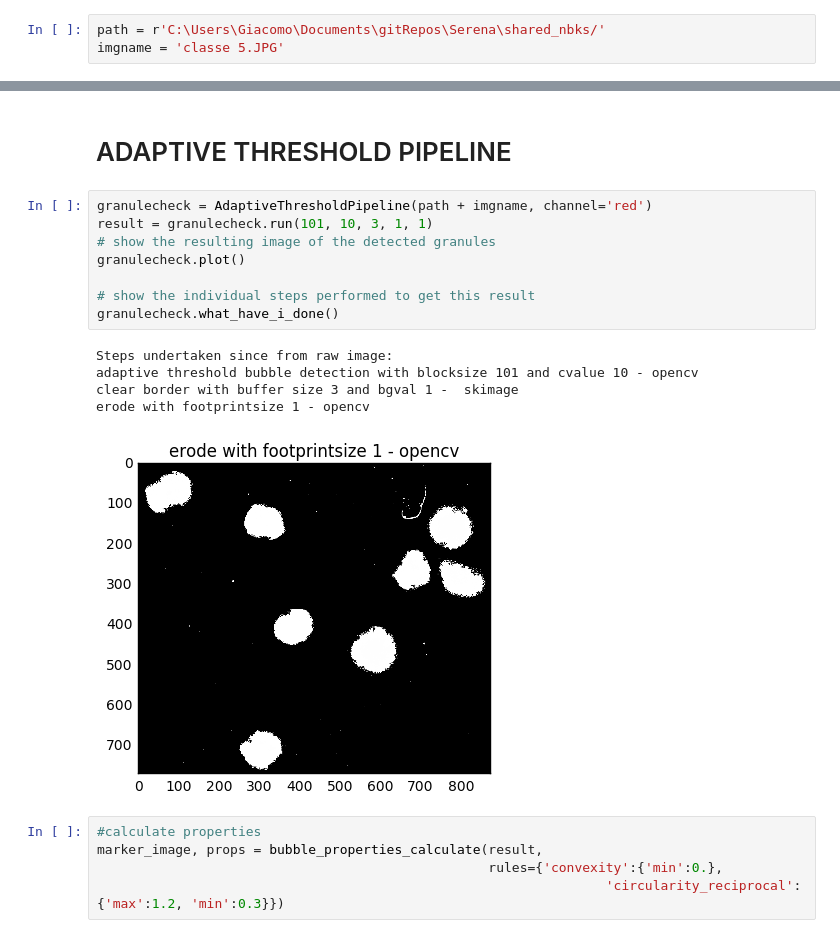
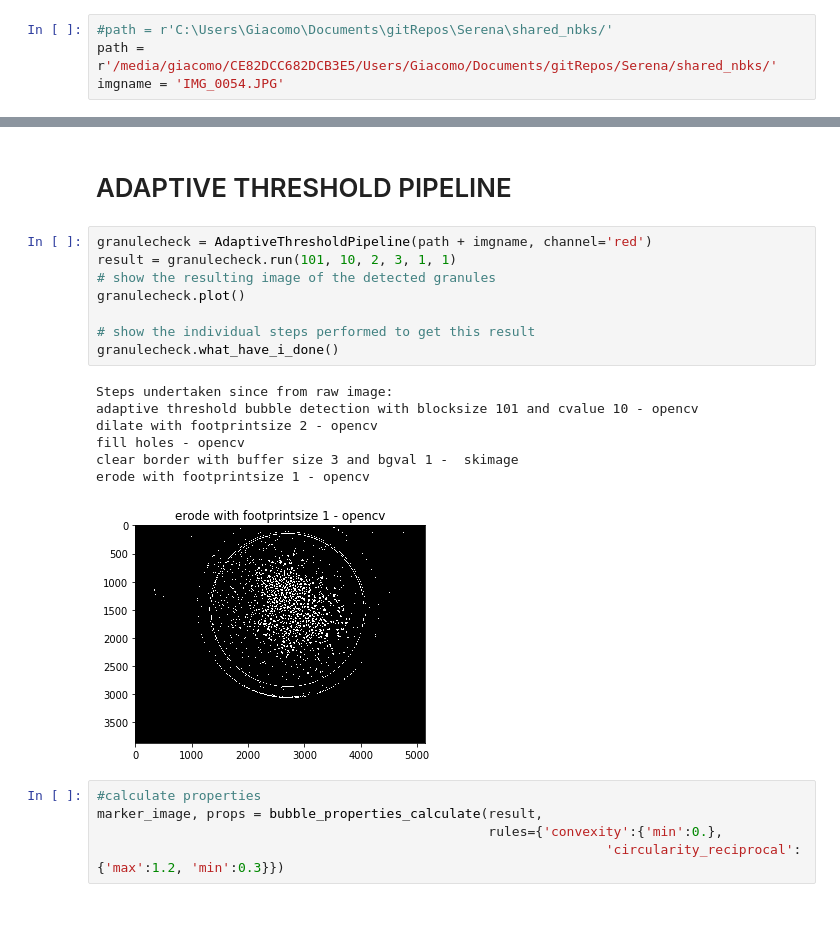
Before and after one commit to serenafalcioni/shared_nbks, a Jupyter notebook: bubblekicker_img_processing.ipynb, the cells around one changed output, grey strips where cells are left out. Cells and saved outputs as stored; diff of their text form.

```diff
--- a/bubblekicker_img_processing.ipynb
+++ b/bubblekicker_img_processing.ipynb
@@ -10,8 +10,9 @@ from bubblekicker.pipelines import CannyPipeline, AdaptiveThresholdPipeline
 # %%
 %matplotlib inline
 # %%
-path = r'C:\Users\Giacomo\Documents\gitRepos\Serena\shared_nbks/'
-imgname = 'classe 5.JPG'
+#path = r'C:\Users\Giacomo\Documents\gitRepos\Serena\shared_nbks/'
+path = r'/media/giacomo/CE82DCC682DCB3E5/Users/Giacomo/Documents/gitRepos/Serena/shared_nbks/'
+imgname = 'IMG_0054.JPG'
 # %% [markdown]
 # CANNY PIPELINE
 # %%
@@ -87,18 +88,20 @@ fig, axs = bubble_properties_plot(props, "equivalent_diameter")  # make a plot
 # ADAPTIVE THRESHOLD PIPELINE
 # %%
 granulecheck = AdaptiveThresholdPipeline(path + imgname, channel='red')
-result = granulecheck.run(101, 10, 3, 1, 1)
+result = granulecheck.run(101, 10, 2, 3, 1, 1)
 # show the resulting image of the detected granules
 granulecheck.plot()
 
 # show the individual steps performed to get this result
 granulecheck.what_have_i_done()
 # %% [output]
 Steps undertaken since from raw image:
 adaptive threshold bubble detection with blocksize 101 and cvalue 10 - opencv
+dilate with footprintsize 2 - opencv
+fill holes - opencv
 clear border with buffer size 3 and bgval 1 -  skimage
 erode with footprintsize 1 - opencv
-[figure, old version]
+[figure, new version]
 # %%
 #calculate properties
 marker_image, props = bubble_properties_calculate(result,
```
Also changed, not shown: parts of 20 cells of this notebook, 3 other files.
